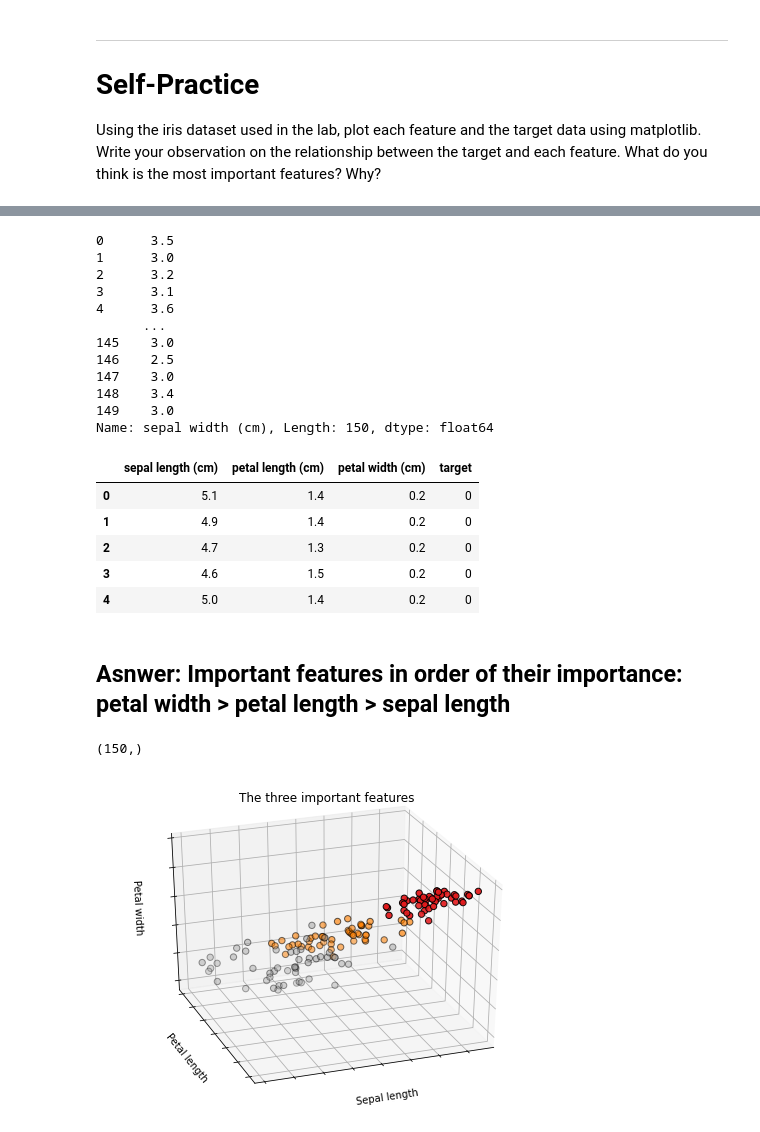
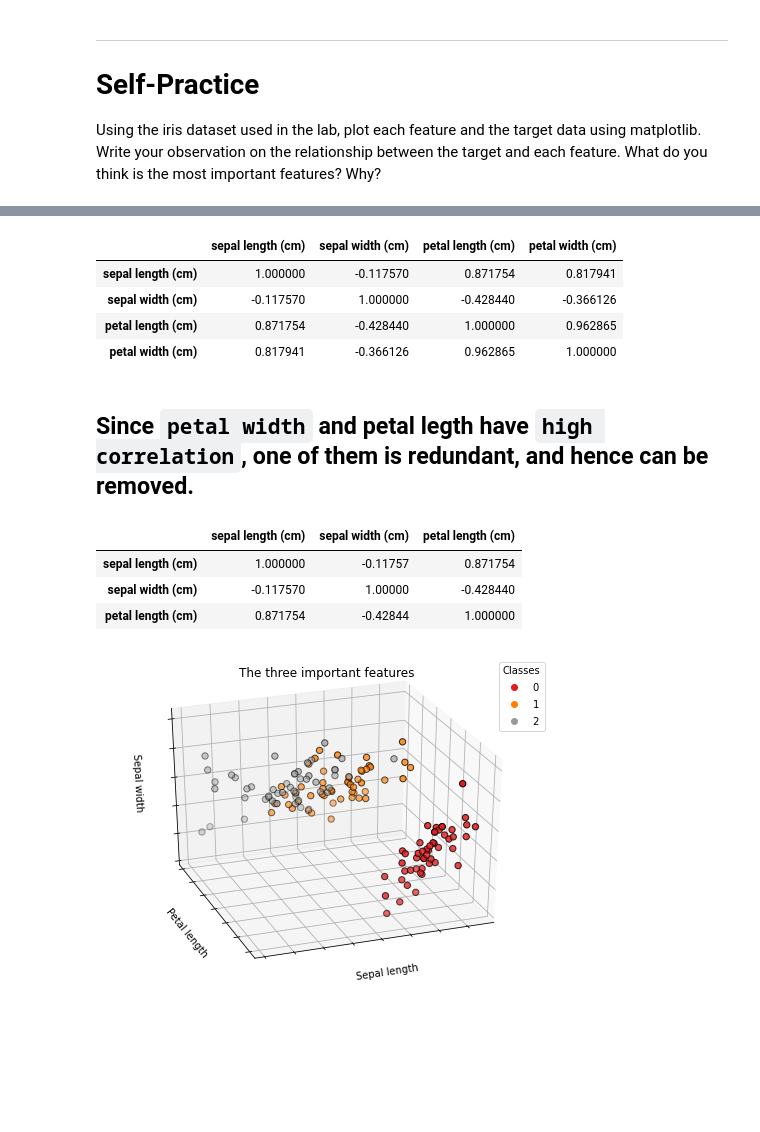
Before and after one commit to Jayveersinh-Raj/Machine_Learning_Course, a Jupyter notebook: Lab_1_session.ipynb, the cells around one changed output, grey strips where cells are left out. Saved outputs shown, nothing was run; the diff lists cells and outputs as text; code cells hidden in the pictures; blank space fills up the shorter version.

```diff
--- a/Lab_1_session.ipynb
+++ b/Lab_1_session.ipynb
@@ -600,72 +576,66 @@ correlation of sepal length:  0.782561231810082
-# %%
-#df.head()
-df["sepal width (cm)"]
-# %% [output]
-0      3.5
-1      3.0
-2      3.2
-3      3.1
-4      3.6
-      ...
-145    3.0
-146    2.5
-147    3.0
-148    3.4
-149    3.0
-Name: sepal width (cm), Length: 150, dtype: float64
+# %%
+import pandas as pd
+from sklearn.feature_selection import RFE
+df = pd.DataFrame(iris.data, columns = iris.feature_names)
+df.corr()
+# %% [output]
+|  | sepal length (cm) | sepal width (cm) | petal length (cm) | petal width (cm) |
+| sepal length (cm) | 1.000000 | -0.117570 | 0.871754 | 0.817941 |
+| sepal width (cm) | -0.117570 | 1.000000 | -0.428440 | -0.366126 |
+| petal length (cm) | 0.871754 | -0.428440 | 1.000000 | 0.962865 |
+| petal width (cm) | 0.817941 | -0.366126 | 0.962865 | 1.000000 |
+# %% [markdown]
+## Since `petal width` and petal legth have `high correlation`, one of them is redundant, and hence can be removed.
 # %%
-iris_new = df.drop(['sepal width (cm)'], axis = 1)
-iris_new.head()
+iris_new = df.drop(['petal width (cm)'], axis = 1)
+#iris_new.head()
+iris_new.corr()
 # %% [output]
-|  | sepal length (cm) | petal length (cm) | petal width (cm) | target |
-| 0 | 5.1 | 1.4 | 0.2 | 0 |
-| 1 | 4.9 | 1.4 | 0.2 | 0 |
-| 2 | 4.7 | 1.3 | 0.2 | 0 |
-| 3 | 4.6 | 1.5 | 0.2 | 0 |
-| 4 | 5.0 | 1.4 | 0.2 | 0 |
+|  | sepal length (cm) | sepal width (cm) | petal length (cm) |
+| sepal length (cm) | 1.000000 | -0.11757 | 0.871754 |
+| sepal width (cm) | -0.117570 | 1.00000 | -0.428440 |
+| petal length (cm) | 0.871754 | -0.42844 | 1.000000 |
-# %% [markdown]
-## Asnwer: Important features in order of their importance: petal width > petal length > sepal length
 # %%
 sepal = iris_new['sepal length (cm)'].to_numpy()
-# %% [output]
-(150,)
 # %%
 # Getting important features to numpy
 sepal = iris_new['sepal length (cm)'].to_numpy()
 petal_len = iris_new['petal length (cm)'].to_numpy()
-petal_wid = iris_new['petal width (cm)'].to_numpy()
+petal_wid = iris_new['sepal width (cm)'].to_numpy()
 
 
 y = iris.target
 
 # Imports to plot
 from mpl_toolkits import mplot3d
 %matplotlib inline
 import matplotlib.pyplot as plt
 
 # Plotting the three features and their classification
 
 fig = plt.figure(1, figsize=(8, 6))
 ax = fig.add_subplot(111, projection="3d", elev=-150, azim=110)
 
-ax.scatter(
+scatter = ax.scatter(
     sepal,
     petal_len,
     petal_wid,
     c=y,
     cmap=plt.cm.Set1,
     edgecolor="k",
     s=40,
 )
-
+# produce a legend of classes with the unique colors from the scatter plot
+legend1 = ax.legend(*scatter.legend_elements(),
+                    title="Classes")
 ax.set_title("The three important features")
 ax.set_xlabel("Sepal length")
 ax.w_xaxis.set_ticklabels([])
 ax.set_ylabel("Petal length")
 ax.w_yaxis.set_ticklabels([])
-ax.set_zlabel("Petal width")
+ax.set_zlabel("Sepal width")
 ax.w_zaxis.set_ticklabels([])
 
 plt.show()
 # %% [output]
-[figure, old version]
+[figure, new version]
```
Also changed, not shown: parts of 6 cells of this notebook.
